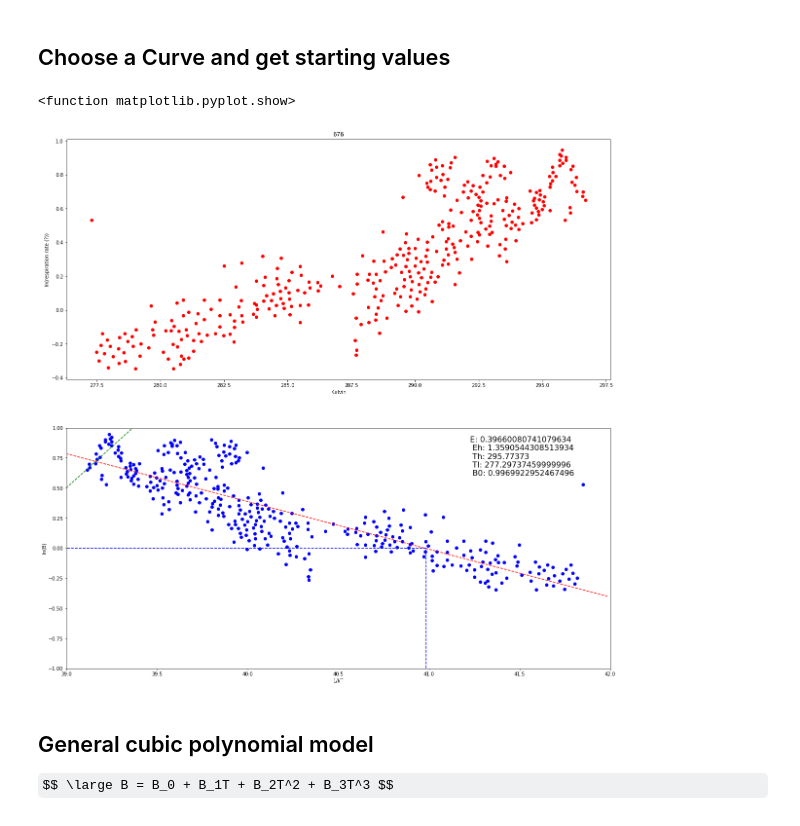
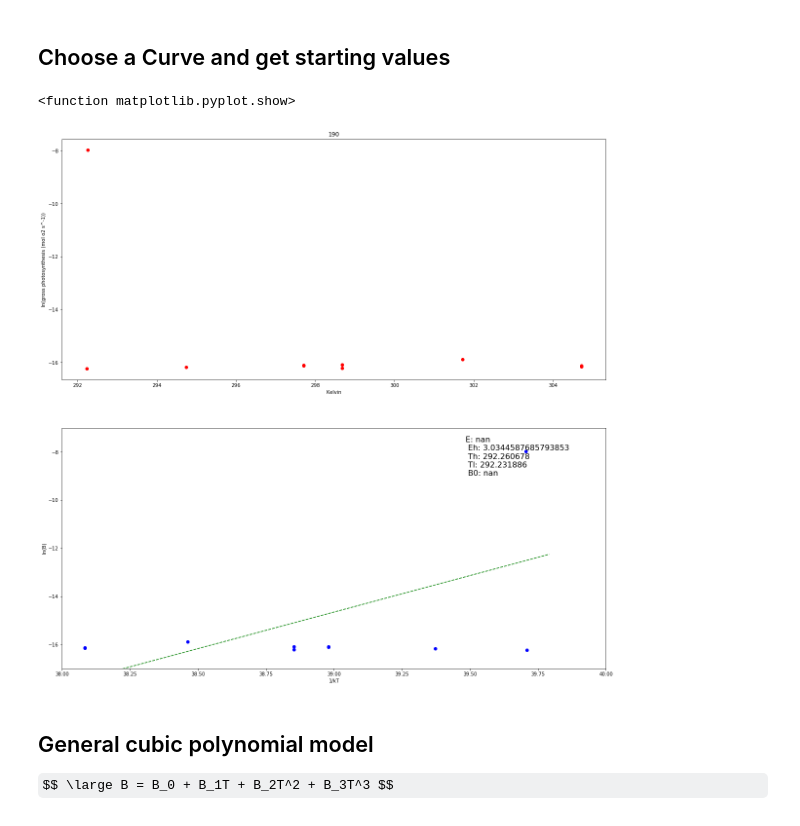
Before and after one commit to dbridg15/CMEECoursework, a Jupyter notebook: CMEEMiniProject/Code/MiniProject.ipynb, the cells around one changed output. Cells and saved outputs as stored; diff of their text form; code cells hidden in the pictures; some formulas as TeX source.

```diff
--- a/CMEEMiniProject/Code/MiniProject.ipynb
+++ b/CMEEMiniProject/Code/MiniProject.ipynb
@@ -98,7 +98,7 @@ GRDF = GRDF.reset_index(drop = True)
 # %% [markdown]
 ## Choose a Curve and get starting values
 # %%
-id = 676
+id = 190
 
 # which temperature measure to use? ConTemp > AmbientTemp > ResTemp
 curveDF = GRDF[GRDF["NewID"] == id]
@@ -139,34 +139,34 @@ Eh = abs(lm2[0])                          # slope of line for points to left og
 B0 = e**(lm1[0]*(1/(k*283.15)) + lm1[1])  # y = mx +c to get ln(Bo) at 10 degrees
 Th = xVals[np.argmax(ldata)]         # Tpeak
 Tl = min(xVals)                      # The lowest temperture value for which there is a trait value
 # El I will bind so it must be lower than E in the NLLS
 
 # plots!
 
 plt.figure(figsize = (20, 20))
 plt.subplot(211)
 plt.plot(xVals, ldata, 'ro')
 plt.ylabel(ytitle)
 plt.xlabel("Kelvin")
 plt.title(id)
 
 plt.subplot(212)
 plt.plot((1/(xVals*k)), ldata, 'bo')
 abline(slope = lm1[0], intercept = lm1[1], lcol = 'r--')
 abline(slope = lm2[0], intercept = lm2[1], lcol = 'g--')
 plt.plot(((1/(k*283.15)), (1/(k*283.15))), (-10000, np.log(B0)), 'b--')
 plt.plot(((1/(k*283.15)), -10000), (np.log(B0), np.log(B0)), 'b--')
 plt.ylim(np.floor(min(ldata)), np.ceil(max(ldata)))
 plt.xlim(np.floor(min((1/(xVals*k)))), np.ceil(max((1/(xVals*k)))))
 stuff = "E: {} \n Eh: {} \n Th: {} \n Tl: {} \n B0: {}".format(E, Eh, Th, Tl, B0)
 plt.figtext(0.7, 0.4, fontsize = 16, s = stuff)
 plt.xlabel("1/kT")
 plt.ylabel("ln(B)")
 
 plt.show
 # %% [output]
 <function matplotlib.pyplot.show>
-[figure, old version]
+[figure, new version]
 # %% [markdown]
 ## General cubic polynomial model
 
```
Also changed, not shown: 9 other files.
